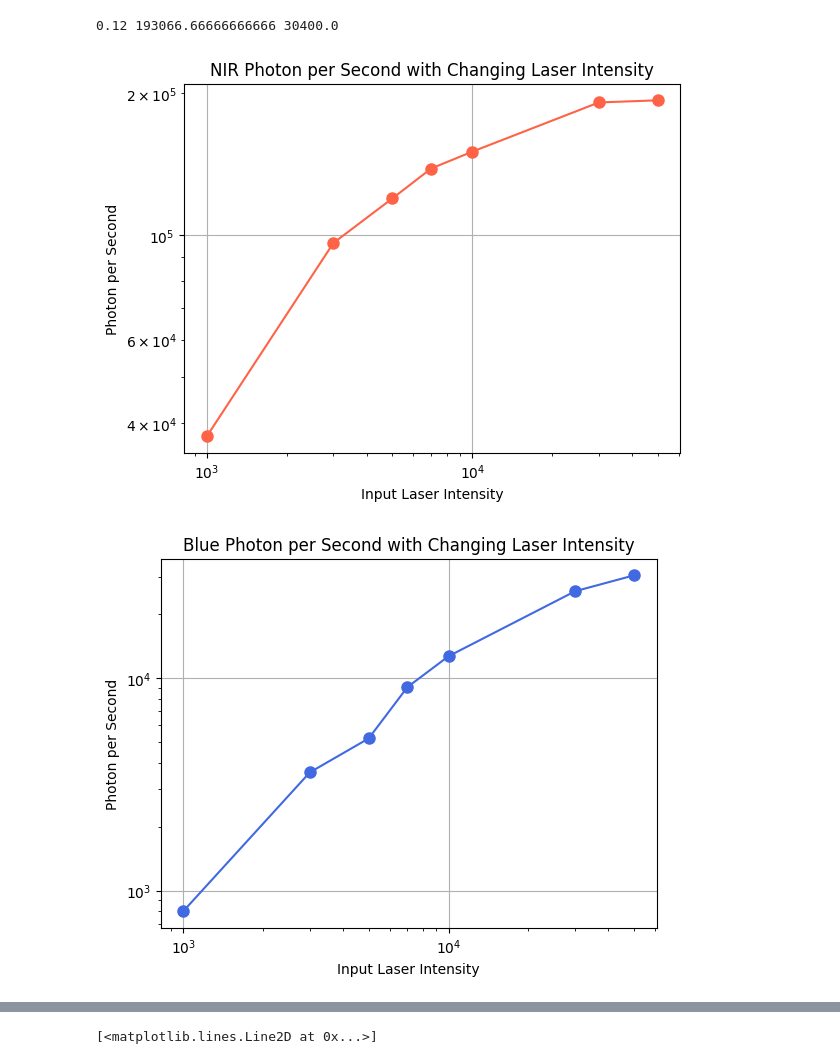
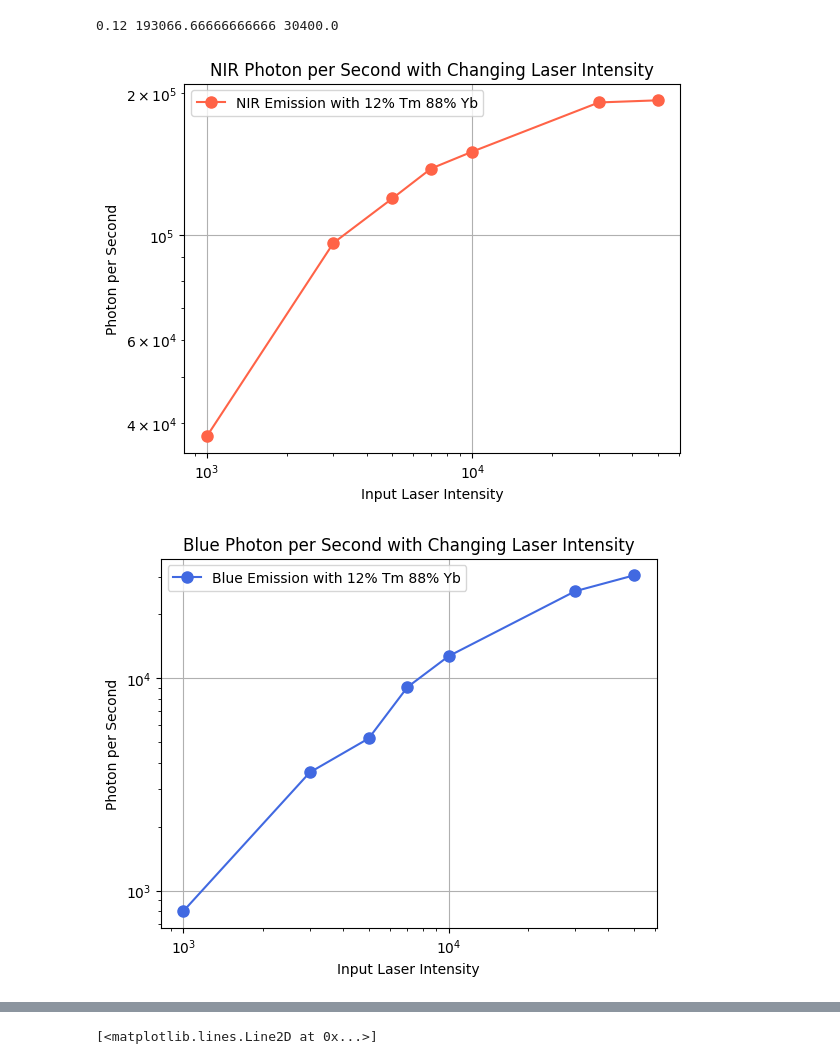
Before and after one commit to yzheng0331/ODE-coefs, a Jupyter notebook: MC/mc4.ipynb, the cells around one changed output, grey strips where cells are left out. Drawn from its saved outputs; the diff is of its cells as text; code cells hidden in the pictures.

```diff
--- a/MC/mc4.ipynb
+++ b/MC/mc4.ipynb
@@ -48,29 +48,29 @@ for p in power:
 0.12 193066.66666666666 30400.0
 # %%
 # plt.scatter(power, nirs, color='darkorange', label='Data points')
-
+power = [1000, 3000, 5000, 7000, 10000, 30000, 50000]
 # Lines connecting the points
-plt.plot(power, nirs, color='tomato', linestyle='-', marker='o', markersize=8, label='Lines')
+plt.plot(power, nirs, color='tomato', linestyle='-', marker='o', markersize=8, label='NIR Emission with 12% Tm 88% Yb')
 
 # Labels and title
 plt.xlabel('Input Laser Intensity')
 plt.ylabel('Photon per Second')
 plt.title('NIR Photon per Second with Changing Laser Intensity')
 
 # Display legend
-# plt.legend()
+plt.legend()
 plt.xscale('log')
 plt.yscale('log')
 # Show the plot
 plt.grid(True)
 plt.show()
 # %% [output]
-[figure, old version]
+[figure, new version]
 # %%
 # plt.scatter(power, blues, color='deepskyblue', label='Data points')
 
 # Lines connecting the points
-plt.plot(power, blues, color='royalblue', linestyle='-', marker='o', markersize=8, label='Lines')
+plt.plot(power, blues, color='royalblue', linestyle='-', marker='o', markersize=8, label='Blue Emission with 12% Tm 88% Yb')
 
 # Labels and title
 plt.xlabel('Input Laser Intensity')
@@ -78,11 +78,11 @@ plt.ylabel('Photon per Second')
 plt.title('Blue Photon per Second with Changing Laser Intensity')
 
 # Display legend
-# plt.legend()
+plt.legend()
 plt.xscale('log')
 plt.yscale('log')
 # Show the plot
 plt.grid(True)
 plt.show()
 # %% [output]
-[figure, old version]
+[figure, new version]
```
Also changed, not shown: parts of 5 cells of this notebook, 3 other files.
